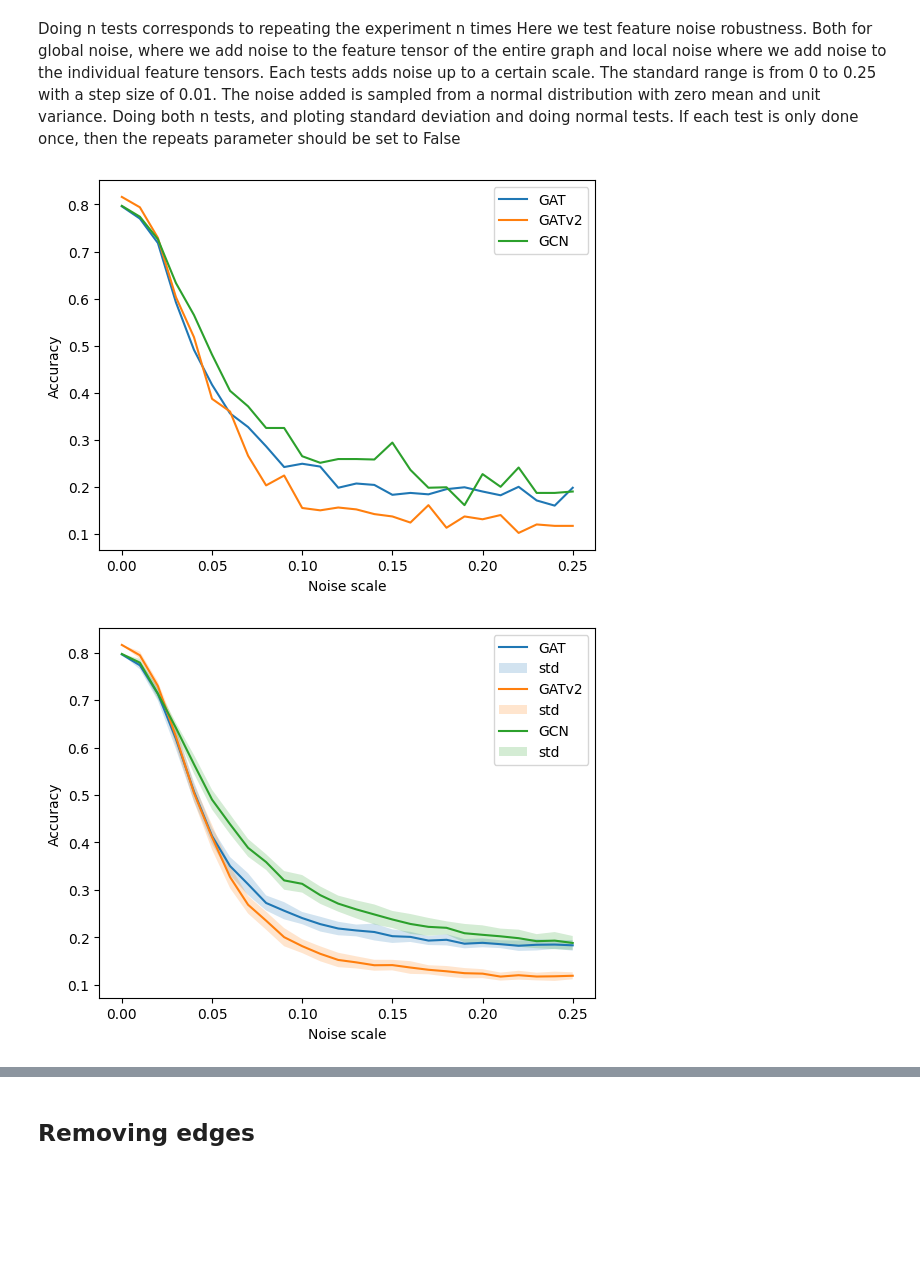
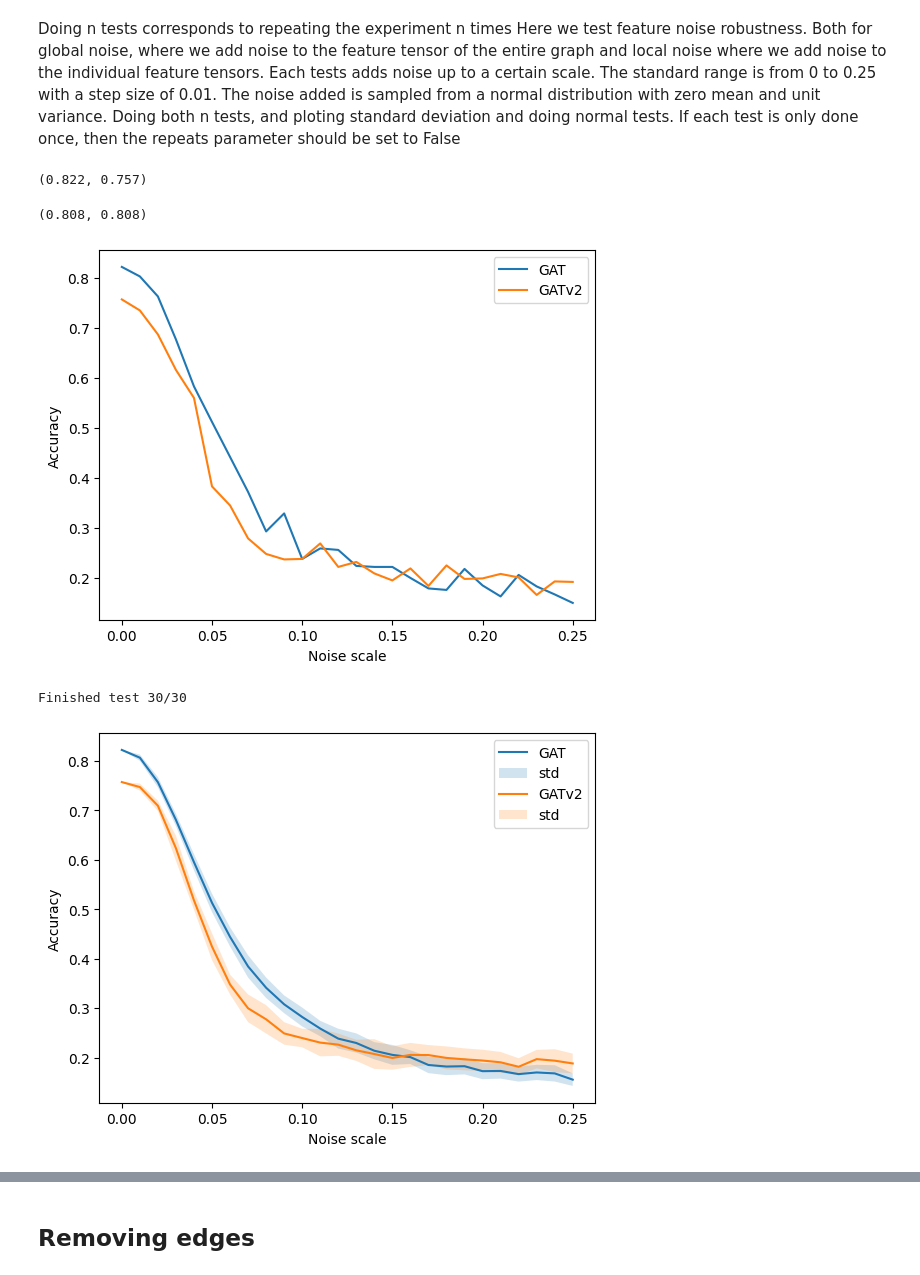
Before and after one commit to KarlRisager/ATDL_A3, a Jupyter notebook: workerNB.ipynb, the cells around one changed output, grey strips where cells are left out. Cells and saved outputs as stored; diff of their text form; code cells hidden in the pictures; blank space fills up the shorter version.

```diff
--- a/workerNB.ipynb
+++ b/workerNB.ipynb
@@ -51,9 +51,9 @@ Is undirected: True
 # %% [markdown]
 # Model initialising
 # %%
-gat = GAT(in_channels=dataset.num_features, hidden_channels=8, num_layers=2, out_channels=dataset.num_classes, heads=8, dropout=0.6, act=F.elu)
+gat = GAT(in_channels=dataset.num_features, hidden_channels=24, num_layers=2, out_channels=dataset.num_classes, heads=8, dropout=0.8, act=F.elu)
 optimizer_gat = torch.optim.Adam(gat.parameters(), lr=0.005, weight_decay=5e-4)
-gatv2 = GAT(v2 = True, in_channels=dataset.num_features, hidden_channels=8, num_layers=2, out_channels=dataset.num_classes, heads=8, dropout=0.6, act=F.elu)
+gatv2 = GAT(v2 = True, in_channels=dataset.num_features, hidden_channels=16, num_layers=2, out_channels=dataset.num_classes, heads=4, dropout=0.4, act=F.elu)
 optimizer_gatv2 = torch.optim.Adam(gatv2.parameters(), lr=0.005, weight_decay=5e-4)
 gcn = GCN(in_channels=dataset.num_features, hidden_channels=8, out_channels=dataset.num_classes, num_layers=2, dropout=0.6)
 optimizer_gcn = torch.optim.Adam(gcn.parameters(), lr=0.01, weight_decay=5e-4)
@@ -157,22 +151,32 @@ We can test robustness to disruptions in the data in a number of ways:
 Doing n tests corresponds to repeating the experiment n times
 Here we test feature noise robustness. Both for global noise, where we add noise to the feature tensor of the entire graph and local noise where we add noise to the individual feature tensors. Each tests adds noise up to a certain scale. The standard range is from 0 to 0.25 with a step size of 0.01. The noise added is sampled from a normal distribution with zero mean and unit variance.
 Doing both n tests, and ploting standard deviation and doing normal tests. If each test is only done once, then the repeats parameter should be set to False
+# %%
+test_model(data.test_mask, gat, data), test_model(data.test_mask, gatv2, data)
+# %% [output]
+(0.822, 0.757)
+# %%
+no_noise = add_noise_to_features(data, 0.0)
+test_model(data.val_mask, gat, no_noise), test_model(data.val_mask, gat, data)
+# %% [output]
+(0.808, 0.808)
 # %%
 scale, acc_gat = test_feature_noise_robustness(gat, data)
 _, acc_gatv2 = test_feature_noise_robustness(gatv2, data)
-_, acc_gcn = test_feature_noise_robustness(gcn, data)
+#_, acc_gcn = test_feature_noise_robustness(gcn, data)
 
-tests_not_repeated = np.array([acc_gat, acc_gatv2, acc_gcn])
-plot_n_tests(tests_not_repeated, scale, repeating = False, titels=['GAT', 'GATv2', 'GCN'])
+tests_not_repeated = np.array([acc_gat, acc_gatv2])
+plot_n_tests(tests_not_repeated, scale, repeating = False, titels=['GAT', 'GATv2'])
 # %% [output]
-[figure, old version]
+[figure, new version]
 # %%
 n = 30
-scale, test_gcn = do_n_tests(test_feature_noise_robustness, gcn, data, n=n, global_noise = False)
+#scale, test_gcn = do_n_tests(test_feature_noise_robustness, gcn, data, n=n, global_noise = False)
 scale, tests_gat = do_n_tests(test_feature_noise_robustness, gat, data, n=n, global_noise=False)
 scale, tests_gatv2 = do_n_tests(test_feature_noise_robustness, gatv2, data, n=n, global_noise=False)
 
-tests10 = np.array([tests_gat, tests_gatv2, test_gcn])
-plot_n_tests(tests10, scale, titels=['GAT', 'GATv2', 'GCN'])
+tests10 = np.array([tests_gat, tests_gatv2])
+plot_n_tests(tests10, scale, titels=['GAT', 'GATv2'])
 # %% [output]
+Finished test 30/30
-[figure, old version]
+[figure, new version]
```
Also changed, not shown: parts of 18 cells of this notebook, 1 other file.
